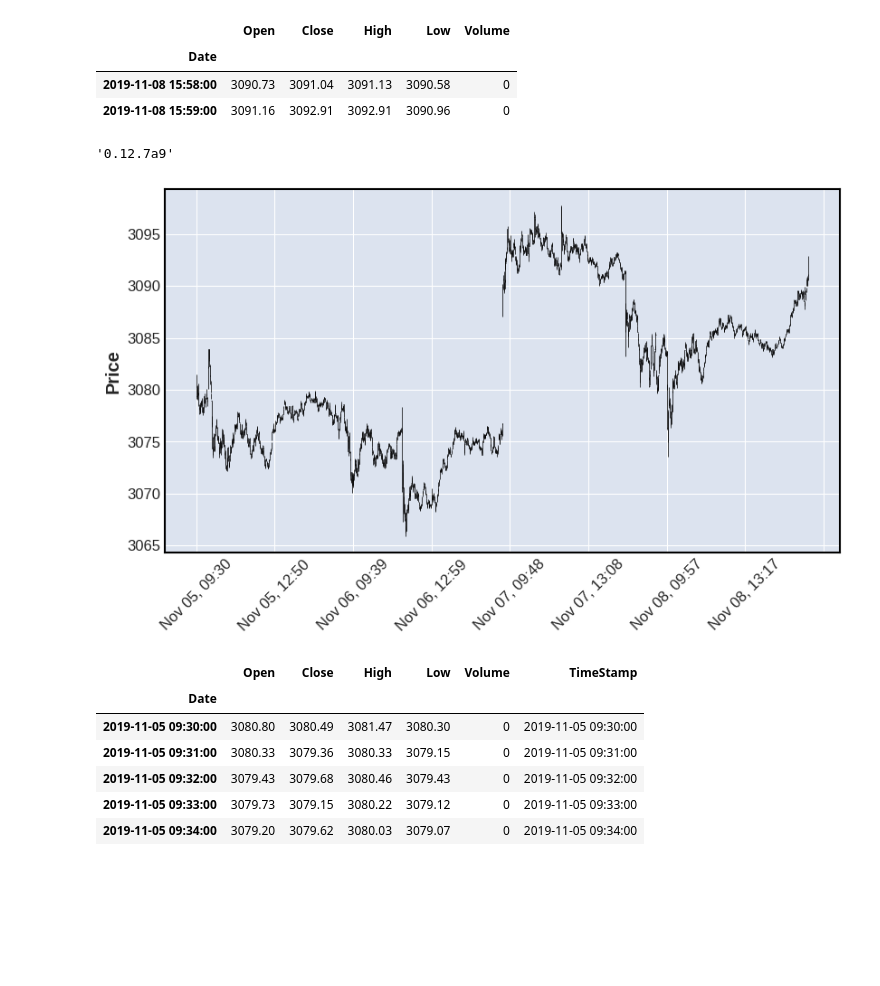
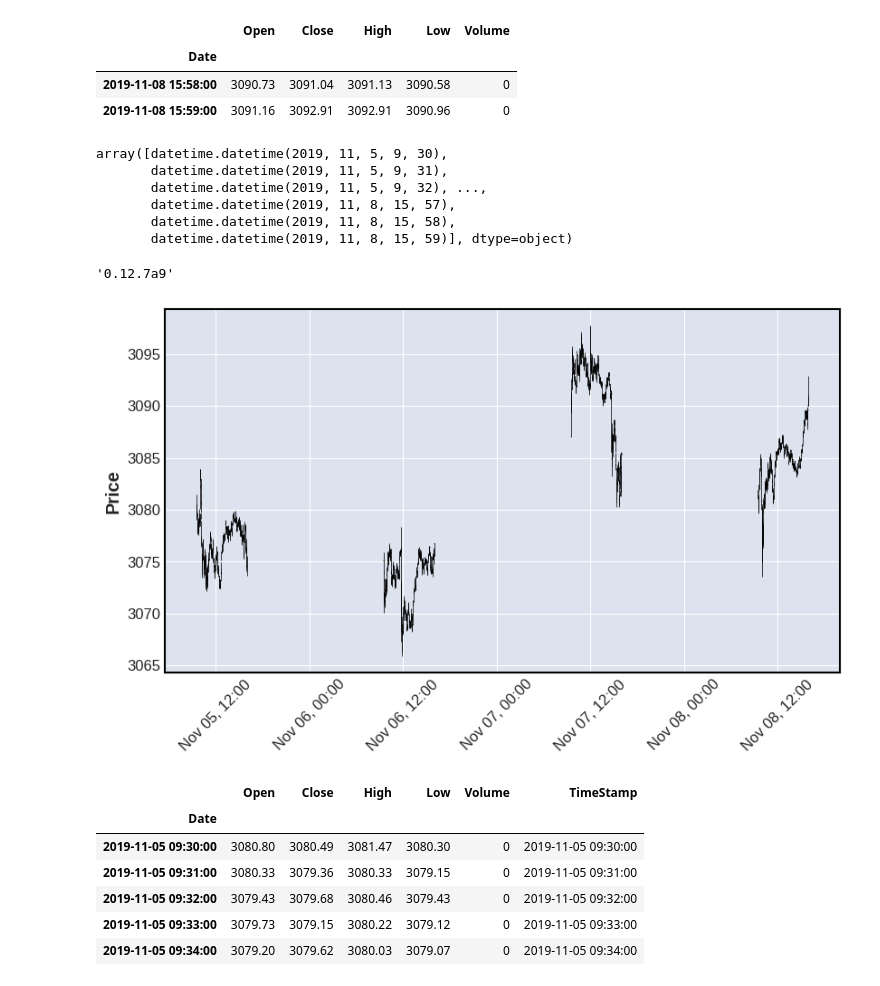
Before and after one commit to hjarraya/mplfinance, a Jupyter notebook: examples/scratch_pad/xticks_experiments.ipynb, the cells around one changed output. Saved outputs shown, nothing was run; the diff lists cells and outputs as text; code cells hidden in the pictures; blank space fills up the shorter version.

```diff
--- a/examples/scratch_pad/xticks_experiments.ipynb
+++ b/examples/scratch_pad/xticks_experiments.ipynb
@@ -14,7 +14,7 @@ import pandas as pd
 # %% [markdown]
 ### Read in daily data for the S&P 500 from November of 2019
 # %%
-df = pd.read_csv('data/SP500_NOV2019_IDay.csv',index_col=0,parse_dates=True)
+df = pd.read_csv('../data/SP500_NOV2019_IDay.csv',index_col=0,parse_dates=True)
 df.index.name = 'Date'
 df.shape
 df.head(2)
@@ -29,15 +29,24 @@ df.tail(2)
 | Date |  |  |  |  |  |
 | 2019-11-08 15:58:00 | 3090.73 | 3091.04 | 3091.13 | 3090.58 | 0 |
 | 2019-11-08 15:59:00 | 3091.16 | 3092.91 | 3092.91 | 3090.96 | 0 |
+# %%
+df.index.to_pydatetime()
+# %% [output]
+array([datetime.datetime(2019, 11, 5, 9, 30),
+       datetime.datetime(2019, 11, 5, 9, 31),
+       datetime.datetime(2019, 11, 5, 9, 32), ...,
+       datetime.datetime(2019, 11, 8, 15, 57),
+       datetime.datetime(2019, 11, 8, 15, 58),
+       datetime.datetime(2019, 11, 8, 15, 59)], dtype=object)
 # %%
 import mplfinance as mpf
 mpf.__version__
 # %% [output]
 '0.12.7a9'
 # %%
-fig, axlist = mpf.plot(df,figratio=(9,5),returnfig=True)
+fig, axlist = mpf.plot(df,figratio=(9,5),returnfig=True,show_nontrading=True)
 # %% [output]
-[figure, old version]
+[figure, new version]
 # %%
 df['TimeStamp'] = df.index.values
 # %%
```
Also changed, not shown: parts of 28 cells of this notebook.
